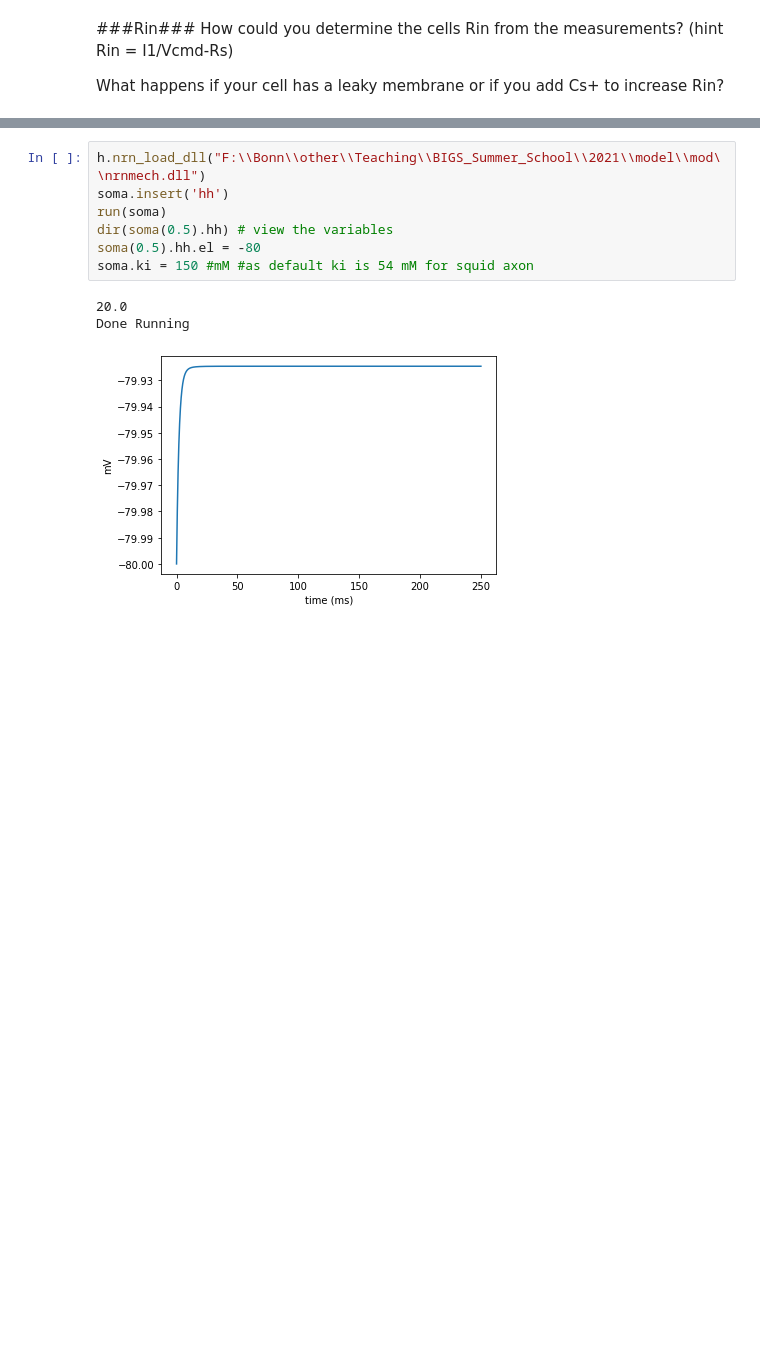
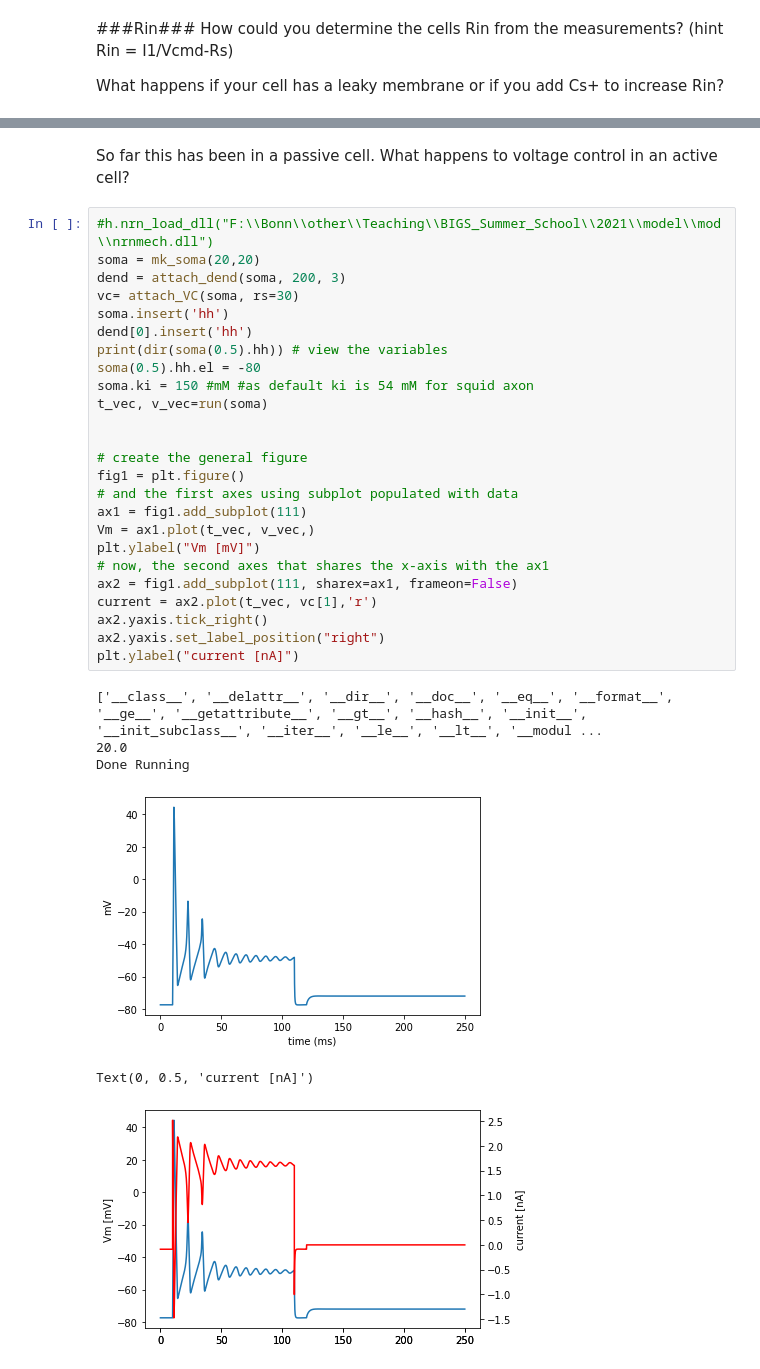
Before and after one commit to tonykelly00/bigs, a Jupyter notebook: Test_Neuron_model.ipynb, the cells around one changed output, grey strips where cells are left out. Cells and saved outputs as stored; diff of their text form; blank space fills up the shorter version.

```diff
--- a/Test_Neuron_model.ipynb
+++ b/Test_Neuron_model.ipynb
@@ -292,11 +382,34 @@ Try adding my mod files from local site.
+# %% [markdown]
+So far this has been in a passive cell. What happens to voltage control in an active cell?
 # %%
-h.nrn_load_dll("F:\\Bonn\\other\\Teaching\\BIGS_Summer_School\\2021\\model\\mod\\nrnmech.dll")
+#h.nrn_load_dll("F:\\Bonn\\other\\Teaching\\BIGS_Summer_School\\2021\\model\\mod\\nrnmech.dll")
+soma = mk_soma(20,20)
+dend = attach_dend(soma, 200, 3)
+vc= attach_VC(soma, rs=30)
 soma.insert('hh')
-run(soma)
-dir(soma(0.5).hh) # view the variables
+dend[0].insert('hh')
+print(dir(soma(0.5).hh)) # view the variables
 soma(0.5).hh.el = -80
 soma.ki = 150 #mM #as default ki is 54 mM for squid axon
+t_vec, v_vec=run(soma)
+
+
+# create the general figure
+fig1 = plt.figure()
+# and the first axes using subplot populated with data
+ax1 = fig1.add_subplot(111)
+Vm = ax1.plot(t_vec, v_vec,)
+plt.ylabel("Vm [mV]")
+# now, the second axes that shares the x-axis with the ax1
+ax2 = fig1.add_subplot(111, sharex=ax1, frameon=False)
+current = ax2.plot(t_vec, vc[1],'r')
+ax2.yaxis.tick_right()
+ax2.yaxis.set_label_position("right")
+plt.ylabel("current [nA]")
 # %% [output]
+['__class__', '__delattr__', '__dir__', '__doc__', '__eq__', '__format__', '__ge__', '__getattribute__', '__gt__', '__hash__', '__init__', '__init_subclass__', '__iter__', '__le__', '__lt__', '__modul ...
 20.0
 Done Running
-[figure, old version]
+[figure, new version]
+Text(0, 0.5, 'current [nA]')
+[figure, added]
```
Also changed, not shown: parts of 26 cells of this notebook.
